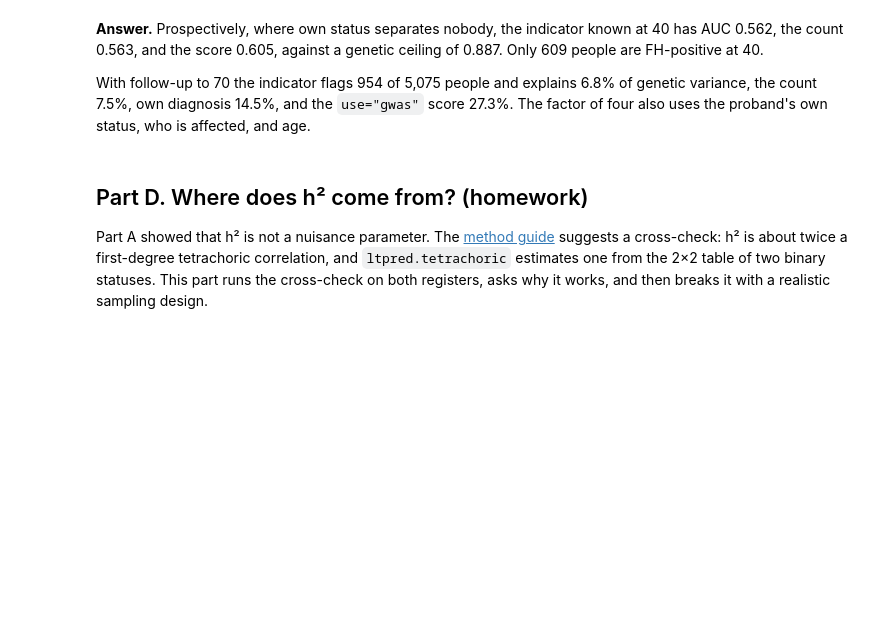
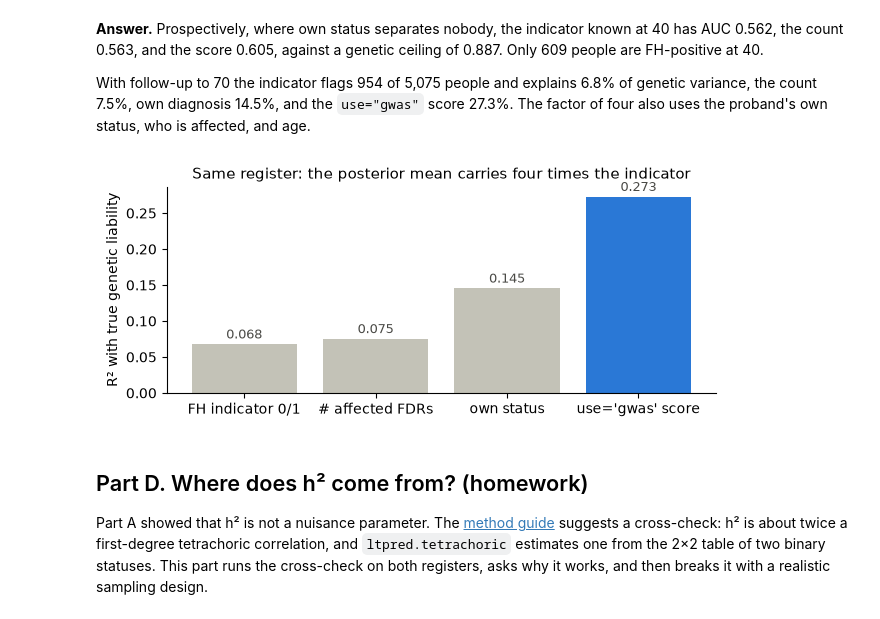
Before and after one commit to bvilhjal/ATIG_2026, a Jupyter notebook: teaching_days/2026-09-24/LTFH/LTFH_exercise_answers.ipynb, the cells around one changed output. Drawn from its saved outputs; the diff is of its cells as text; code cells hidden in the pictures; blank space fills up the shorter version.

```diff
--- a/teaching_days/2026-09-24/LTFH/LTFH_exercise_answers.ipynb
+++ b/teaching_days/2026-09-24/LTFH/LTFH_exercise_answers.ipynb
@@ -464,6 +468,22 @@ AUC prospective score      0.605
 **Answer.** Prospectively, where own status separates nobody, the indicator known at 40 has AUC 0.562, the count 0.563, and the score 0.605, against a genetic ceiling of 0.887. Only 609 people are FH-positive at 40.
 
 With follow-up to 70 the indicator flags 954 of 5,075 people and explains 6.8% of genetic variance, the count 7.5%, own diagnosis 14.5%, and the `use="gwas"` score 27.3%. The factor of four also uses the proband's own status, who is affected, and age.
+# %%
+fig, ax = plt.subplots(figsize=(6.4, 2.8))
+names = ("FH indicator 0/1", "# affected FDRs", "own status", "use='gwas' score")
+vals = [np.corrcoef(x, big.genetic)[0, 1] ** 2
+        for x in (fh01, n_fdr, big.status.astype(float), big_est)]
+ax.bar(names, vals, color=["#c3c2b7", "#c3c2b7", "#c3c2b7", "#2a78d6"])
+for i, v in enumerate(vals):
+    ax.text(i, v + 0.008, f"{v:.3f}", ha="center", fontsize=9, color="#4a4a46")
+ax.set_ylabel("R² with true genetic liability")
+ax.set_title("Same register: the posterior mean carries four times the indicator",
+             fontsize=11)
+for side in ("top", "right"):
+    ax.spines[side].set_visible(False)
+fig.tight_layout()
+# %% [output]
+[figure, added]
 # %% [markdown]
 ## Part D. Where does h² come from? (homework)
 
```
Also changed, not shown: parts of 10 cells of this notebook, 11 other files.
